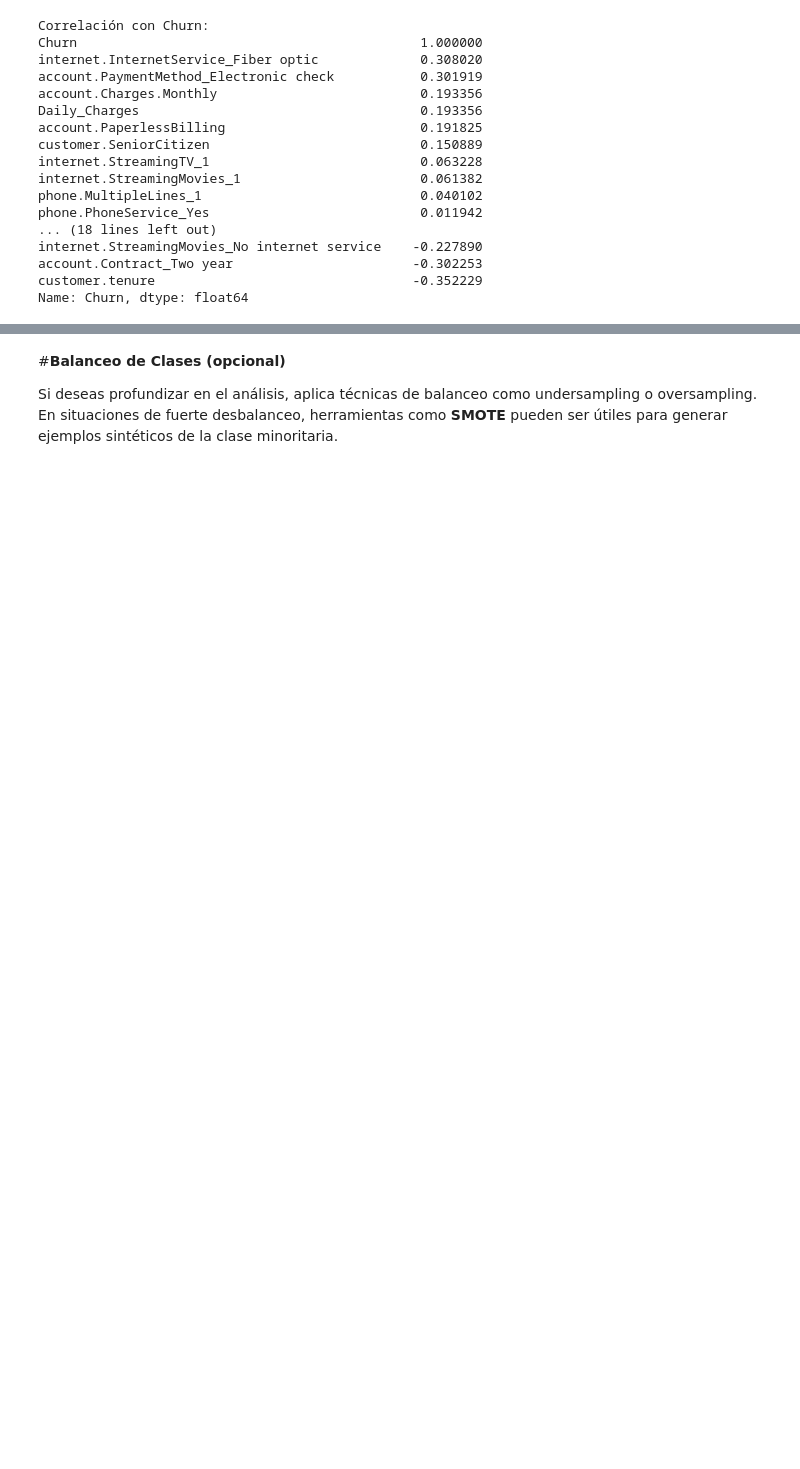
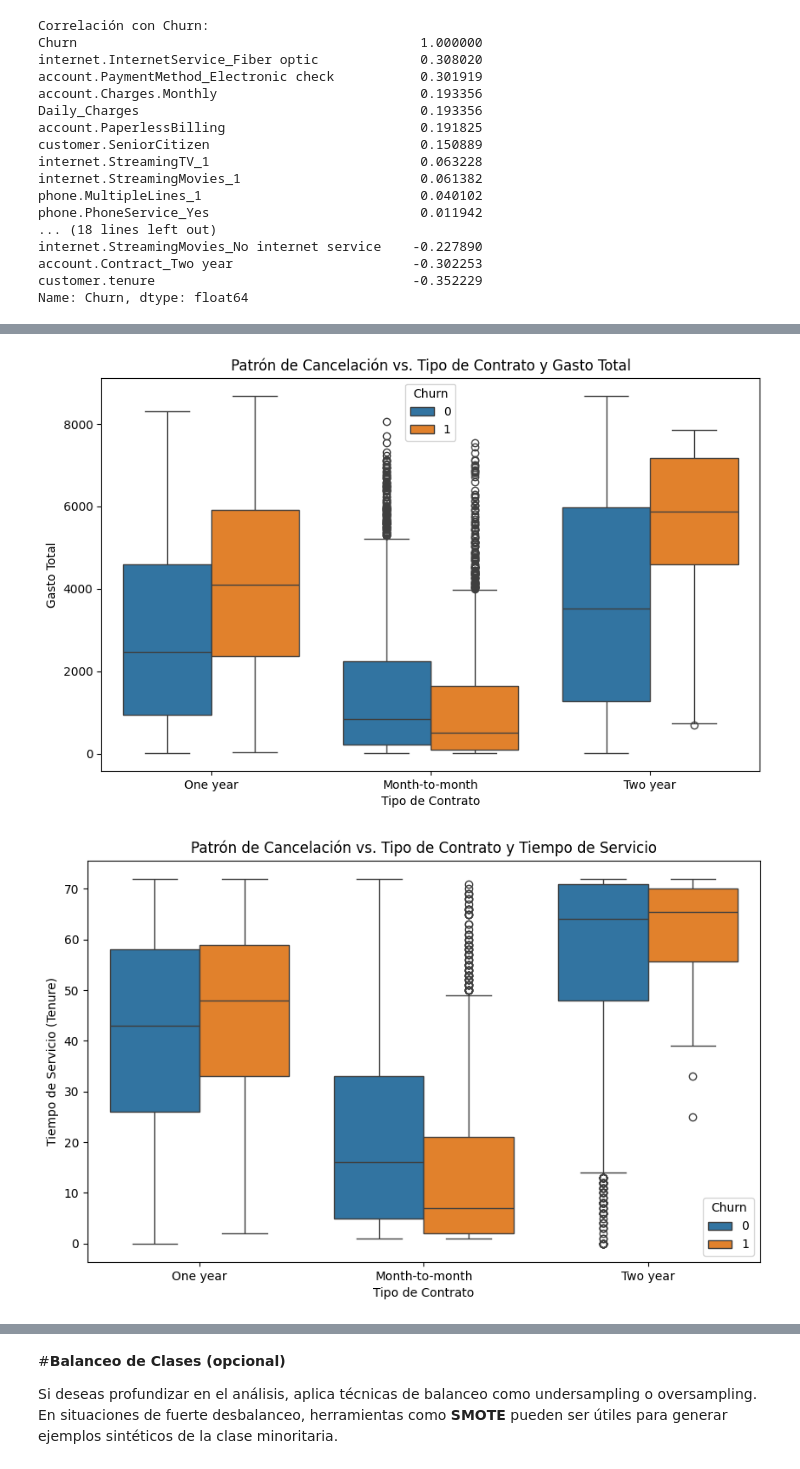
Before and after one commit to Ivan8Garcia/challenge-data-science, a Jupyter notebook: TelecomX_Parte2.ipynb, the cells around one changed output, grey strips where cells are left out. Saved outputs shown, nothing was run; the diff lists cells and outputs as text; code cells hidden in the pictures; blank space fills up the shorter version.

```diff
--- a/TelecomX_Parte2.ipynb
+++ b/TelecomX_Parte2.ipynb
@@ -364,0 +375,17 @@ Name: Churn, dtype: float64
+# %%
+plt.figure(figsize=(10, 6))
+sns.boxplot(x='account.Contract', y='account.Charges.Total', hue='Churn', data=datos)
+plt.title('Patrón de Cancelación vs. Tipo de Contrato y Gasto Total')
+plt.xlabel('Tipo de Contrato')
+plt.ylabel('Gasto Total')
+plt.show()
+
+plt.figure(figsize=(10, 6))
+sns.boxplot(x='account.Contract', y='customer.tenure', hue='Churn', data=datos)
+plt.title('Patrón de Cancelación vs. Tipo de Contrato y Tiempo de Servicio')
+plt.xlabel('Tipo de Contrato')
+plt.ylabel('Tiempo de Servicio (Tenure)')
+plt.show()
+# %% [output]
+[figure, added]
+[figure, added]
```
Also changed, not shown: parts of 2 cells of this notebook.
